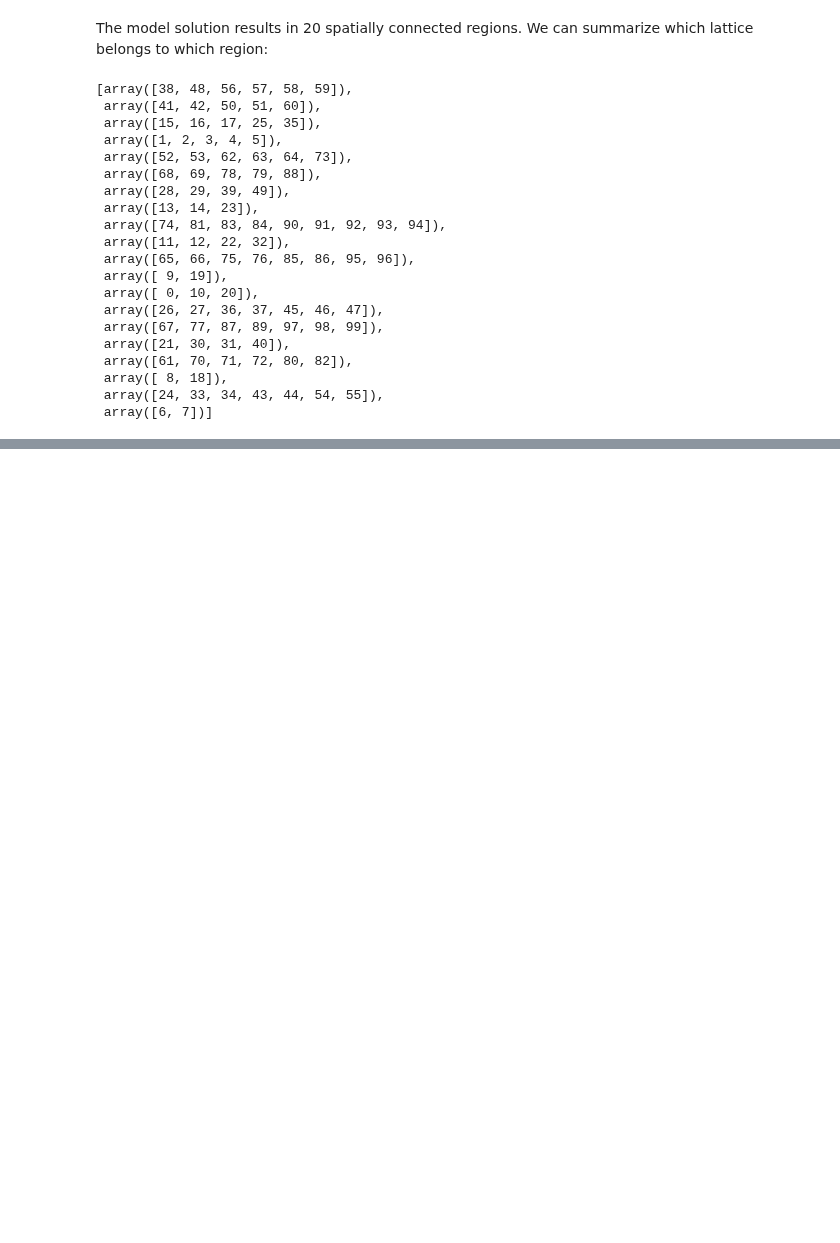
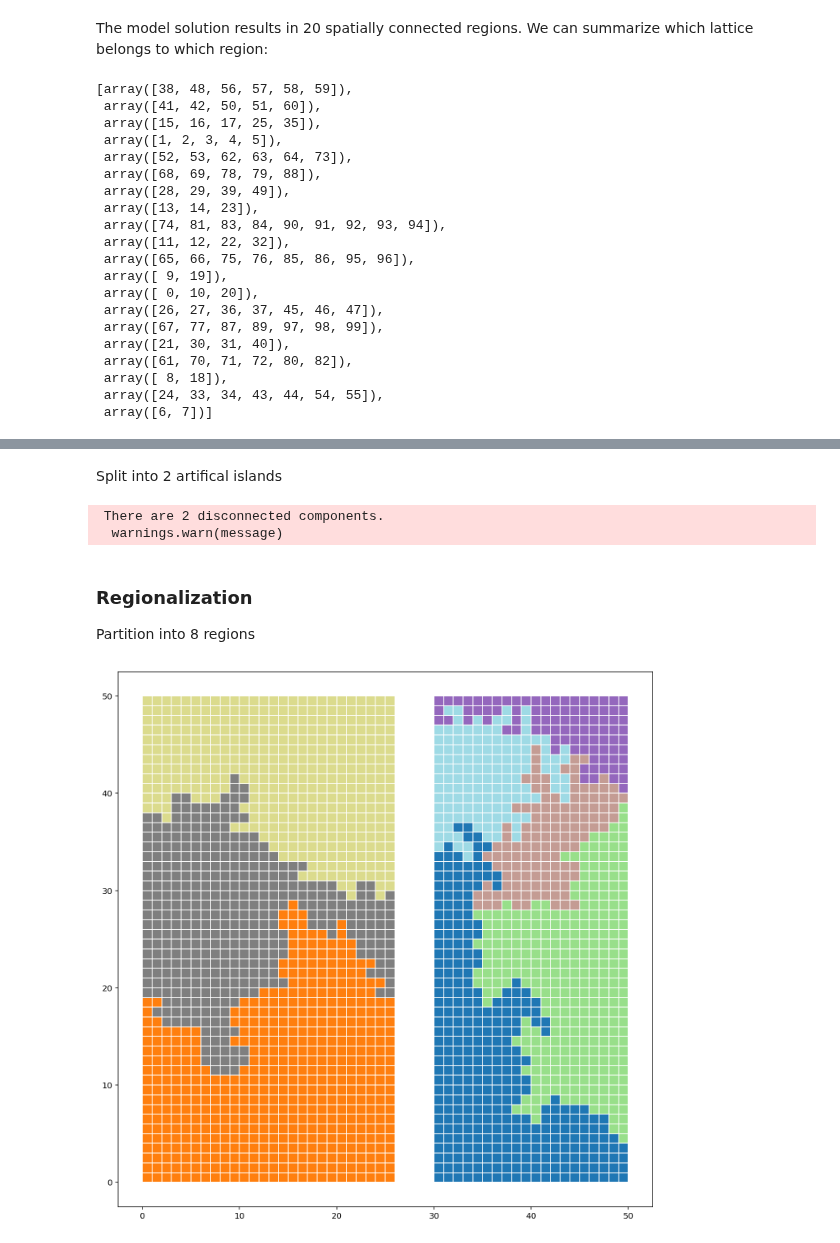
Before and after one commit to pysal/spopt, a Jupyter notebook: notebooks/reg-k-means.ipynb, the cells around one changed output, grey strips where cells are left out. Drawn from its saved outputs; the diff is of its cells as text; code cells hidden in the pictures; blank space fills up the shorter version.

```diff
--- a/notebooks/reg-k-means.ipynb
+++ b/notebooks/reg-k-means.ipynb
@@ -137,0 +146,6 @@ regions
+# %%
+from spopt.region.spenclib.utils import lattice
+hori, vert = 50, 50
+n_polys = hori * vert
+gdf = lattice(hori, vert)
+gdf.head()
@@ -137,0 +161,6 @@ regions
+# %%
+numpy.random.seed(RANDOM_SEED)
+gdf["data_values_1"] = numpy.random.random(n_polys)
+gdf["data_values_2"] = numpy.random.random(n_polys)
+vals = ["data_values_1", "data_values_2"]
+gdf.head()
@@ -137,0 +174,27 @@ regions
+# %% [markdown]
+Split into 2 artifical islands
+# %%
+gdf = gdf[:1300].append(gdf[1500:])
+w = libpysal.weights.Rook.from_dataframe(gdf)
+# %% [output]
+ There are 2 disconnected components.
+  warnings.warn(message)
+# %% [markdown]
+### Regionalization
+
+Partition into 8 regions
+# %%
+numpy.random.seed(RANDOM_SEED)
+model = RegionKMeansHeuristic(gdf[vals].values, 8, w)
+model.solve()
+# %%
+gdf["reg_k_mean"] = model.labels_
+gdf.plot(
+    column="reg_k_mean",
+    categorical=True,
+    cmap="tab20",
+    figsize=(12,12),
+    edgecolor="w"
+);
+# %% [output]
+[figure, added]
```
Also changed, not shown: parts of 25 cells of this notebook.
